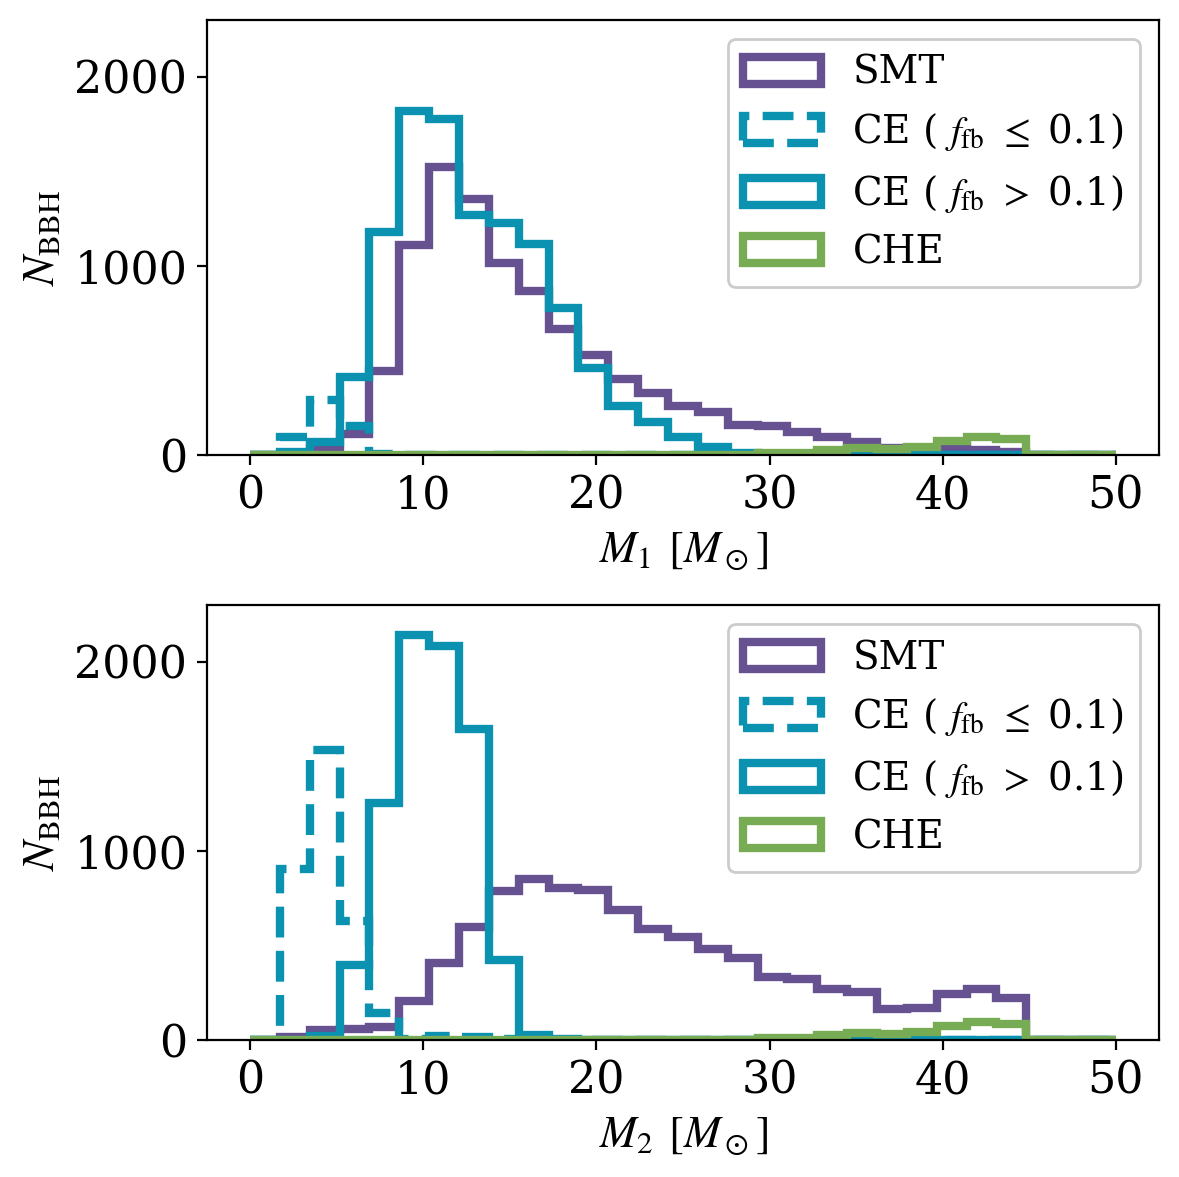
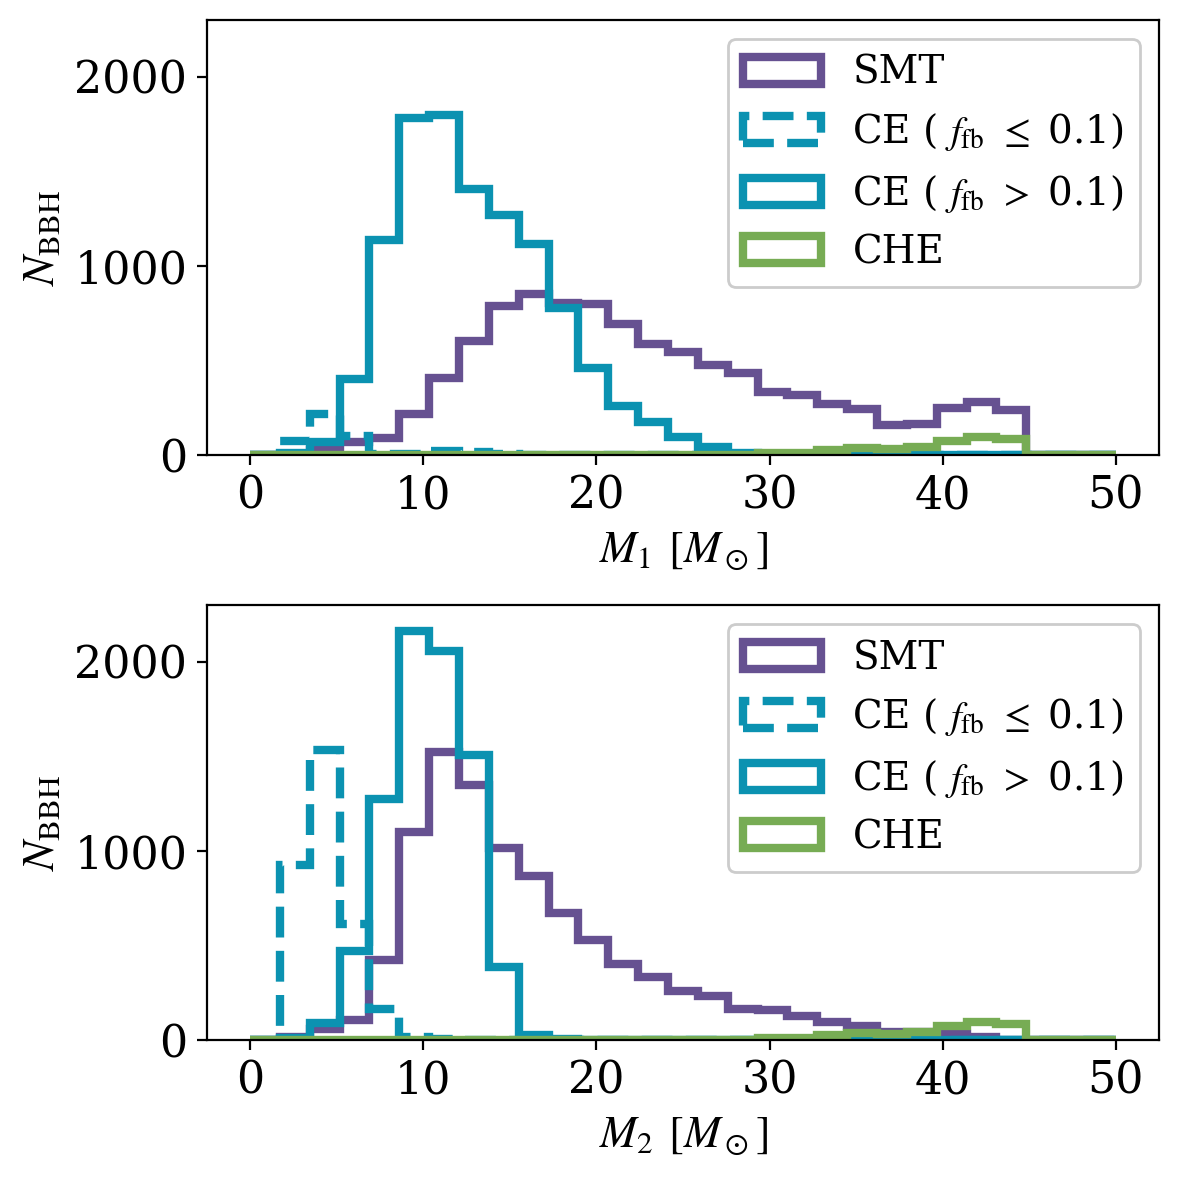
Unified diff of the notebook cell whose output changed from the first chart to the second:
--- before
+++ after
@@ -10,6 +10,16 @@
 x2 = pop_df['Mass@DCO(2)']
 
-# x1 = pop_df['M_max@DCO']
-# x2 = pop_df['M_min@DCO']
+x1 = pop_df['M_max@DCO']
+x2 = pop_df['M_min@DCO']
+
+mass_ratio_flip_mask = pop_df['Mass@DCO(1)'] != pop_df['M_max@DCO']
+fb1 = pop_df['fallback_1']
+fb2 = pop_df['fallback_2']
+
+fb_max = fb1
+fb_max[mass_ratio_flip_mask] = fb2[mass_ratio_flip_mask]
+
+fb_min = fb2
+fb_min[mass_ratio_flip_mask] = fb1[mass_ratio_flip_mask]
 
 bins_x = np.linspace(0, 50, 30)
@@ -19,7 +29,7 @@
 
     if i==0:
-        fb_mask = pop_df['fallback_1'] < 0.1
+        fb_mask = fb_max < 0.1
     else:
-        fb_mask = pop_df['fallback_2'] < 0.1
+        fb_mask = fb_min < 0.1
     
     any_rlof = (pop_df['RLOF_Primary']==True) + (pop_df['RLOF_Secondary']==True) + (pop_df['RLOF_Both']==True)
@@ -42,5 +52,5 @@
 
 plt.tight_layout()
-# plt.savefig(plot_path+"m1_m2_breakdown_realistic.pdf", dpi=300, bbox_inches='tight')
+plt.savefig(plot_path+"m1_m2_breakdown_realistic.pdf", dpi=300, bbox_inches='tight')
 
 plt.show()

Commit: updated mass spectrum to show max and min dco mass